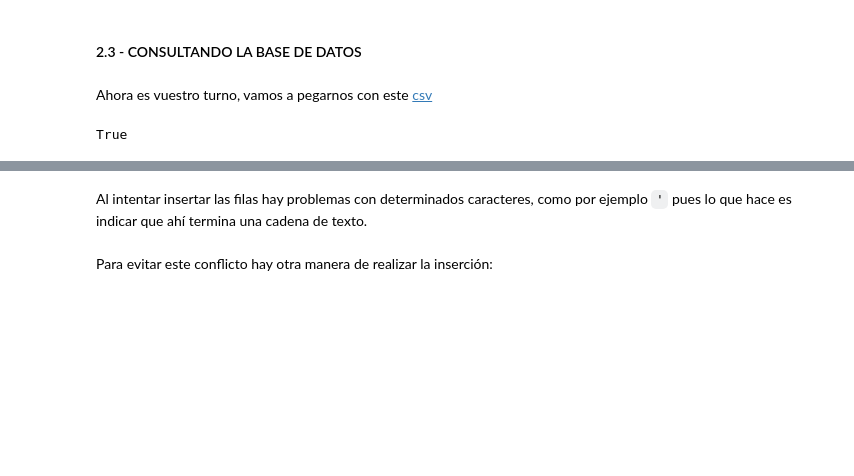
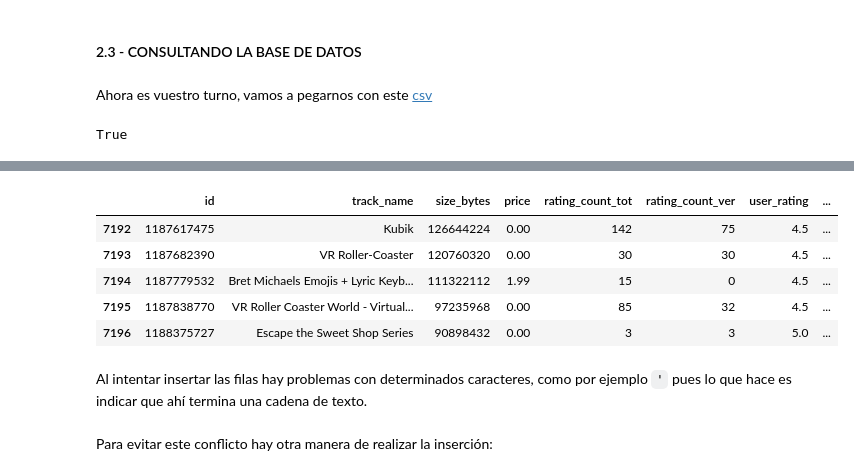
Before and after one commit to XargosIII/Apuntes_Data_Junio24, a Jupyter notebook: Materiales/DB con Python/1.1 - Conectando con DB - Ruben.ipynb, the cells around one changed output, grey strips where cells are left out. Cells and saved outputs as stored; diff of their text form; code cells hidden in the pictures; blank space fills up the shorter version.

```diff
--- a/Materiales/DB con Python/1.1 - Conectando con DB - Ruben.ipynb
+++ b/Materiales/DB con Python/1.1 - Conectando con DB - Ruben.ipynb
@@ -222,3 +233,12 @@ df.shape
+# %%
+df.tail()
+# %% [output]
+|  | id | track_name | size_bytes | price | rating_count_tot | rating_count_ver | user_rating | ... |
+| 7192 | 1187617475 | Kubik | 126644224 | 0.00 | 142 | 75 | 4.5 | ... |
+| 7193 | 1187682390 | VR Roller-Coaster | 120760320 | 0.00 | 30 | 30 | 4.5 | ... |
+| 7194 | 1187779532 | Bret Michaels Emojis + Lyric Keyb... | 111322112 | 1.99 | 15 | 0 | 4.5 | ... |
+| 7195 | 1187838770 | VR Roller Coaster World - Virtual... | 97235968 | 0.00 | 85 | 32 | 4.5 | ... |
+| 7196 | 1188375727 | Escape the Sweet Shop Series | 90898432 | 0.00 | 3 | 3 | 5.0 | ... |
 # %%
 #Vamos a crear una tabla en nuestra base de datos
 cursor.execute("CREATE DATABASE IF NOT EXISTS apple_store")
```
Also changed, not shown: parts of 8 cells of this notebook, 2 other files.
